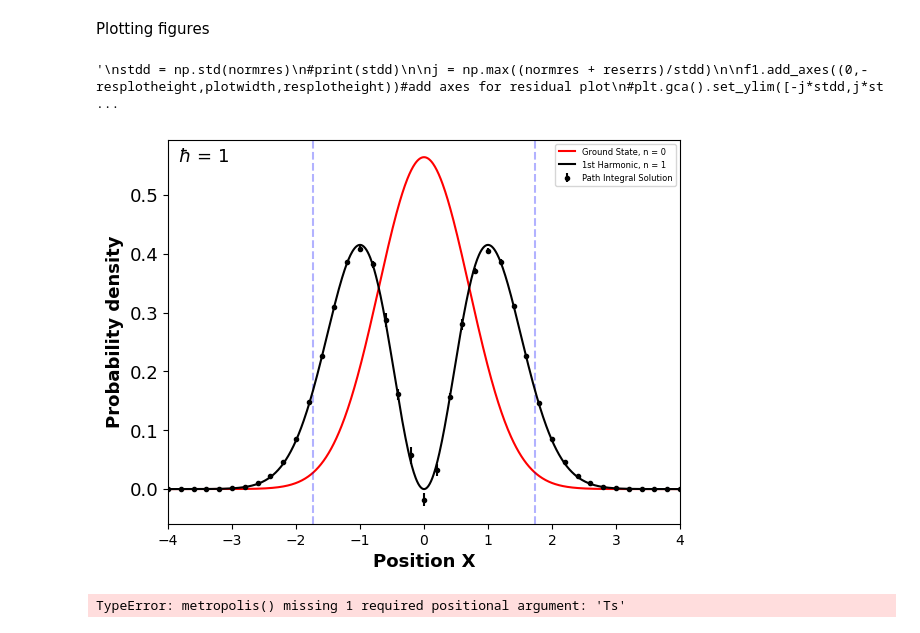
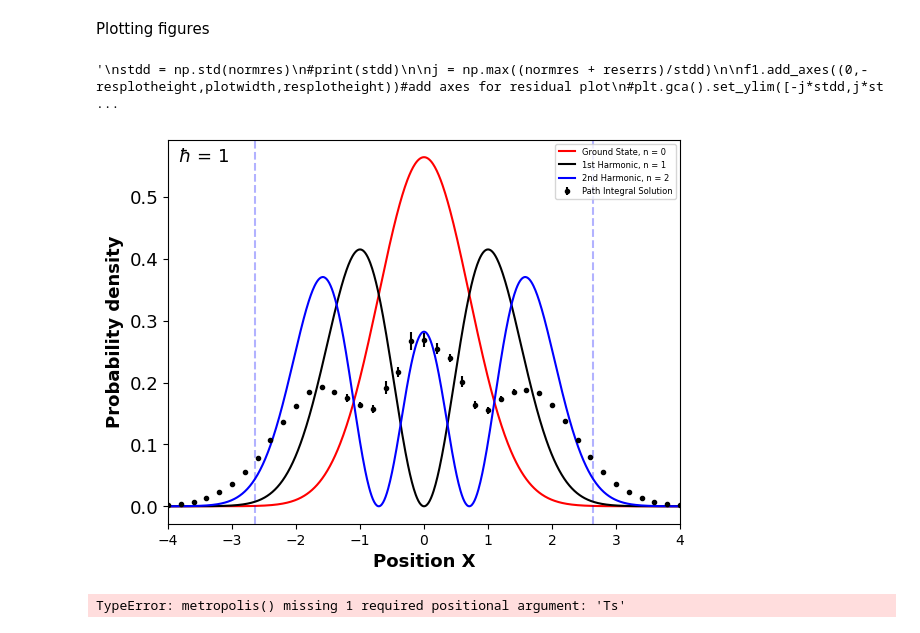
Before and after one commit to Wildeofthewest1/ProjectRepo, a Jupyter notebook: FeynmanPathIntegralJUPYTER.ipynb, the cells around one changed output. Drawn from its saved outputs; the diff is of its cells as text; code cells hidden in the pictures.

```diff
--- a/FeynmanPathIntegralJUPYTER.ipynb
+++ b/FeynmanPathIntegralJUPYTER.ipynb
@@ -14,11 +14,11 @@ Define constants and x values
 Iterations = (10**5)
 N = 7 #number of sites
 T = 14 #total time
-T2 = 13.6
-T3 = 37
+T2 = 0.5
+T3 = 1
 T4 = 0.2
 
-n = 1
+n = 3
 
 #epsilon = T/(N)
 m = 1
@@ -96,16 +96,16 @@ def update_path(path, i, Ts):
     print("accepted")
     return True
 
-def initialize_classical_path():
-    t = np.linspace(0, T, N)
-    return np.sqrt(2*E)*np.sin(t)
+#def initialize_classical_path():
+ #   t = np.linspace(0, T, N)
+  #  return np.sqrt(2*E)*np.sin(t)
 
 def metropolis(Ncf, x, Ts):#Ncf is number of paths that will be saved
     """Generates optimized paths using the Metropolis algorithm."""
     array = np.zeros((Ncf, N))
 
 
-    path = initialize_classical_path()
+    path = np.ones(N)#initialize_classical_path()
 
 
     path[0] = path[-1] = x
@@ -166,13 +166,15 @@ def Psi(num, Ts1, Ts2, Ts3, Ts4):
 
     elif n == 2:
 
-        normalization_factor = (-np.sum(array1)+np.sum(array3)-np.sum(array2)) * dx
-        return (array3 - array1 + array2)/normalization_factor
+        norm = (-np.sum(array1)+np.sum(array2))*dx
+
+        return ((array2 - array1)/norm - array3/(np.sum(array3)*dx))
 
     elif n == 3:
 
-        normalization_factor = (-np.sum(array1)+np.sum(array3)+np.sum(array2)-np.sum(array4)) * dx
-        return (-array4 + array3 - array1 + array2)/normalization_factor
+        norm = (-np.sum(array1)+np.sum(array2))*dx
+
+        return ((array2 - array1)/norm - array3/(np.sum(array3)*dx) + array4/(np.sum(array4)*dx))
 
 
 def path_error_analysis(paths_list, num_trials, Psi_func):
@@ -4088,6 +4090,12 @@ def average(num_trials, paths1, Ts1, Ts2, Ts3, Ts4):
 
 num_trls = 10 #num_trls is the same as Ncf
 num_pths = 10
+
+T = 7
+T2 = 6.9
+T3 = 7
+T4 = 20
+
 ys, yerrs = average(num_trls,num_pths,T,T2,T3,T4)# average(NumberOfAverages,NumberOfPaths)
 #ys1, yerrs1 = average1(num_trls,num_pths)
 # %% [output]
@@ -4224,7 +4232,7 @@ plt.axvline(-np.sqrt(2*E),color=line_Colors[1], linestyle='dashed', alpha = 0.3)
 
 plt.plot(xsFine,firstHarmonic(xsFine), color = line_Colors[2], label = "1st Harmonic, n = 1")#plot the first harmonic analytical solution
 
-#plt.plot(xsFine,secondHarmonic(xsFine), color = line_Colors[1], label = "2nd Harmonic, n = 2")#plot the second harmonic analytical solution
+plt.plot(xsFine,secondHarmonic(xsFine), color = line_Colors[1], label = "2nd Harmonic, n = 2")#plot the second harmonic analytical solution
 
 #plt.plot(xsFine,thirdHarmonic(xsFine), color = line_Colors[1],label = "3rd Harmonic, n = 3")#plot the third harmonic analytical solution
 
@@ -4295,34 +4303,34 @@ plt.axhline(0,color=line_Colors[2], linestyle='dashed', alpha = 1)
 
 x = np.linspace(-j*stdd,j*stdd,100)
 mean = 0#statistics.mean(normres)
 sd = statistics.stdev(normres)
 
 
 f1.add_axes((plotwidth,-resplotheight,histplotwidth,resplotheight))#add axes for histogram plot
 plt.gca().set_ylim([-j*stdd,j*stdd])
 plt.gca().axes.get_yaxis().set_ticks([])
 plt.gca().axes.get_xaxis().set_ticks([0.2])
 plt.yticks(fontsize = textsize)
 plt.xticks(fontsize = textsize)
 plt.xlabel("Probability\nDensity", fontsize = textsize, weight = "bold")
 histrange = np.arange(-j*stdd,(j+1)*stdd,stdd)
 
 plt.hist(normres, histrange, density=True, orientation = "horizontal", color = line_Colors[1], alpha = 0.4)
 plt.plot( norm.pdf(x, mean, sd), x, color = line_Colors[1])
 
 
 #actionarray = metropolis(100,0)
 #plt.plot(np.arange(0,100,1),actionarray)
 print("mean of residuals = {}".format(np.mean(normres)))#Should be 0, else T is not correct
 #print(sd)
 #print(np.mean(normres)/sd)
 #print(np.sqrt(2))
 plt.show()
 
 """
 # %% [output]
 '\nstdd = np.std(normres)\n#print(stdd)\n\nj = np.max((normres + reserrs)/stdd)\n\nf1.add_axes((0,-resplotheight,plotwidth,resplotheight))#add axes for residual plot\n#plt.gca().set_ylim([-j*stdd,j*st ...
-[figure, old version]
+[figure, new version]
 # %%
 data = [metropolis(50, x) for x in xs]
 
```
Also changed, not shown: parts of 2 cells of this notebook.
